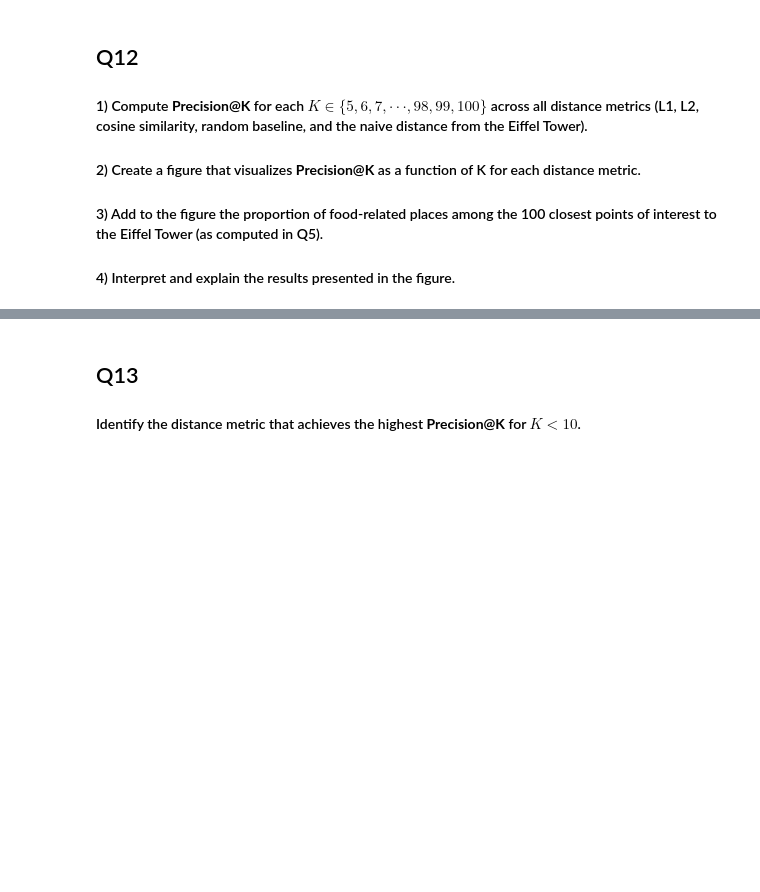
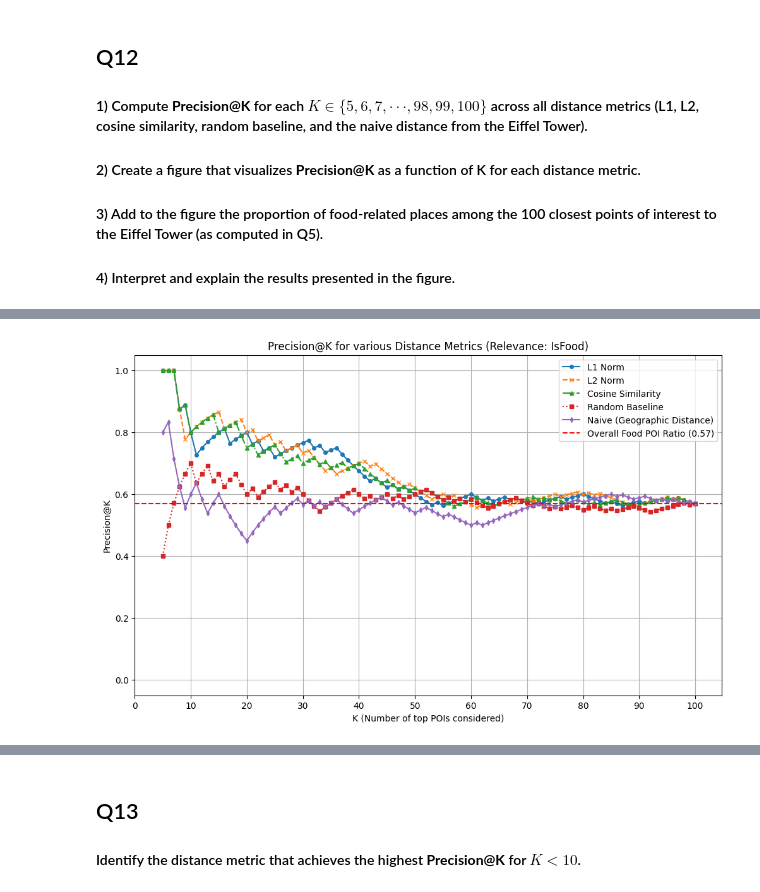
Before and after one commit to michael-sorani/LM4GeoAI, a Jupyter notebook: Exercises/EX_1_Geo_Semantic_Search.ipynb, the cells around one changed output, grey strips where cells are left out. Cells and saved outputs as stored; diff of their text form; code cells hidden in the pictures; blank space fills up the shorter version.

````diff
--- a/Exercises/EX_1_Geo_Semantic_Search.ipynb
+++ b/Exercises/EX_1_Geo_Semantic_Search.ipynb
@@ -245,0 +257,3 @@ eiffel_closest_map
+# %%
+embedder = pipeline("feature-extraction", model=MODEL)
+embedder
@@ -247,3 +296,6 @@ eiffel_closest_map
 ## Q8
 
 #### Compute a text embedding for each place name (from the name column) corresponding to of the 100 closest entities to the Eiffel Tower (use the function from Q7.2).
+# %%
+eiffel_closest_pois['embedding'] = eiffel_closest_pois['name'].apply(text_to_one_embedding)
+eiffel_closest_pois.head()
@@ -256,3 +316,6 @@ eiffel_closest_map
 QUERY = "I want something to eat"
 
 ```
+# %%
+embedded_query = text_to_one_embedding('I want something to eat')
+embedded_query
@@ -285,6 +351,15 @@ distance functions:
  - CS (Cosine Similarity): $CS(x, q) = \frac{x^{t}q}{||x|| \cdot ||q||} = \frac{\sum_{i=1}^{n}(x_i \cdot q_i)}{\sqrt{\sum_{i=1}^{n}x_i^2} \cdot \sqrt{\sum_{i=1}^{n}q_i^2}} $
 # %% [markdown]
 ##
+# %%
+# 1. L1 norm
+eiffel_closest_pois['dist_L1'] = eiffel_closest_pois['embedding'].apply(lambda x: np.linalg.norm(x - embedded_query, ord=1))
+
+# 2. L2 norm
+eiffel_closest_pois['dist_L2'] = eiffel_closest_pois['embedding'].apply(lambda x: np.linalg.norm(x - embedded_query, ord=2))
+
+# 3. Cosine
+eiffel_closest_pois['dist_CS'] = eiffel_closest_pois['embedding'].apply(lambda x: np.dot(x, embedded_query) / (np.linalg.norm(x) * np.linalg.norm(embedded_query)))
 # %% [markdown]
 ## Q11
 
@@ -301,3 +413,82 @@ distance functions:
 #### 3) Add to the figure the proportion of food-related places among the 100 closest points of interest to the Eiffel Tower (as computed in Q5).
 
 #### 4) Interpret and explain the results presented in the figure.
+# %%
+k_values = list(range(5, 101))
+
+precision_L1 = []
+precision_L2 = []
+precision_CS = []
+precision_random = []
+precision_naive = []
+
+for k in k_values:
+  # Sort by each metric and take the top K to calculate Precision@K
+
+  # L1 Norm (lower value is better)
+  ranked_L1 = eiffel_closest_pois.sort_values('dist_L1', ascending=True).head(k)
+  precision_L1.append(ranked_L1['IsFood'].mean())
+
+  # L2 Norm (lower value is better)
+  ranked_L2 = eiffel_closest_pois.sort_values('dist_L2', ascending=True).head(k)
+  precision_L2.append(ranked_L2['IsFood'].mean())
+
+  # Cosine Similarity (higher value is better/more similar)
+  ranked_CS = eiffel_closest_pois.sort_values('dist_CS', ascending=False).head(k)
+  precision_CS.append(ranked_CS['IsFood'].mean())
+
+  # Random Baseline: shuffle the dataframe and take top K
+  shuffled_pois = eiffel_closest_pois.sample(frac=1, random_state=42).head(k) # Use random_state for reproducibility
+  precision_random.append(shuffled_pois['IsFood'].mean())
+
+  # Naive Geographic Distance (lower value is better)
+  ranked_naive = eiffel_closest_pois.sort_values('distance_from_eiffel', ascending=True).head(k)
+  precision_naive.append(ranked_naive['IsFood'].mean())
+
+# Create a DataFrame for all Precision@K results
+precision_df_all_k = pd.DataFrame({
+    'K': k_values,
+    'Precision_L1': precision_L1,
+    'Precision_L2': precision_L2,
+    'Precision_CS': precision_CS,
+    'Precision_random': precision_random,
+    'Precision_naive': precision_naive
+})
+
+print(precision_df_all_k.head())
+
+# Plotting Precision@K
+plt.figure(figsize=(12, 7))
+
+plt.plot(precision_df_all_k['K'], precision_df_all_k['Precision_L1'], label='L1 Norm', marker='o', markersize=4, linestyle='-')
+plt.plot(precision_df_all_k['K'], precision_df_all_k['Precision_L2'], label='L2 Norm', marker='x', markersize=4, linestyle='--')
+plt.plot(precision_df_all_k['K'], precision_df_all_k['Precision_CS'], label='Cosine Similarity', marker='^', markersize=4, linestyle='-.')
+plt.plot(precision_df_all_k['K'], precision_df_all_k['Precision_random'], label='Random Baseline', marker='s', markersize=4, linestyle=':')
+plt.plot(precision_df_all_k['K'], precision_df_all_k['Precision_naive'], label='Naive (Geographic Distance)', marker='d', markersize=4, linestyle='-')
+
+# Add the proportion of food-related places among the 100 closest POIs
+food_ratio_100_closest = eiffel_closest_is_food_ratio.loc[True]
+plt.axhline(y=food_ratio_100_closest, color='r', linestyle='--', label=f'Overall Food POI Ratio ({food_ratio_100_closest:.2f})')
+
+plt.title('Precision@K for various Distance Metrics (Relevance: IsFood)')
+plt.xlabel('K (Number of top POIs considered)')
+plt.ylabel('Precision@K')
+plt.xticks(np.arange(0, 101, 10)) # Adjust x-axis ticks for better readability
+plt.ylim(-0.05, 1.05) # Ensure full range is visible
+plt.legend()
+plt.grid(True)
+plt.show()
+
+# Interpretation and explanation of the results:
+print("\n--- Interpretation of Results ---")
+print(f"The overall proportion of food-related POIs among the 100 closest to the Eiffel Tower is approximately {food_ratio_100_closest:.2f}.")
+print("This is represented by the red dashed line on the plot.")
+print("\nObservations from the plot:")
+print("1. Semantic Search (L1, L2, Cosine Similarity): These metrics consistently show higher Precision@K than both the random baseline and the naive geographic distance, especially for smaller K values. This indicates that the embeddings are effective at identifying food-related POIs early in their ranked lists, given the query 'I want something to eat'.")
+print("2. Performance at Small K: For very small K (e.g., K=5 or K=10), the semantic metrics (L1, L2, CS) tend to have similar and high precision, suggesting they are good at finding the most relevant items quickly.")
+print("3. Comparison of Semantic Metrics: L1, L2, and Cosine Similarity exhibit very similar performance profiles, indicating that for this dataset and model, the choice among these three might not drastically change the outcome. All three generally perform well.")
+print("4. Naive Geographic Distance: The naive distance also performs reasonably well, outperforming the random baseline. This makes sense because food establishments are often clustered, and the query implicitly asks for food nearby. However, its precision curve generally lies below the semantic metrics for smaller K, meaning it is less effective at *semantically* matching the query than the embedding-based approaches.")
+print("5. Random Baseline: As expected, the random baseline shows the lowest precision, fluctuating around the overall food POI ratio as K increases. This confirms that the other methods are indeed performing better than chance.")
+print("6. Convergence: As K approaches 100, all precision curves tend to converge towards the overall food POI ratio (around 0.57). This is because when K is large enough to include a significant portion or all of the dataset, the precision will naturally approach the dataset's base rate of relevant items.")
+print("\nConclusion: The embedding-based distance metrics (L1, L2, Cosine Similarity) are superior to both the random baseline and the naive geographic distance for finding food-related POIs given a semantic query, particularly when looking for a small number of top results (small K). This demonstrates the effectiveness of the `multilingual-e5-large` model embeddings for geo-semantic search.")
+# %% [output]
@@ -303,0 +508 @@ distance functions:
+[figure, added]
````
Also changed, not shown: parts of 11 cells of this notebook.
